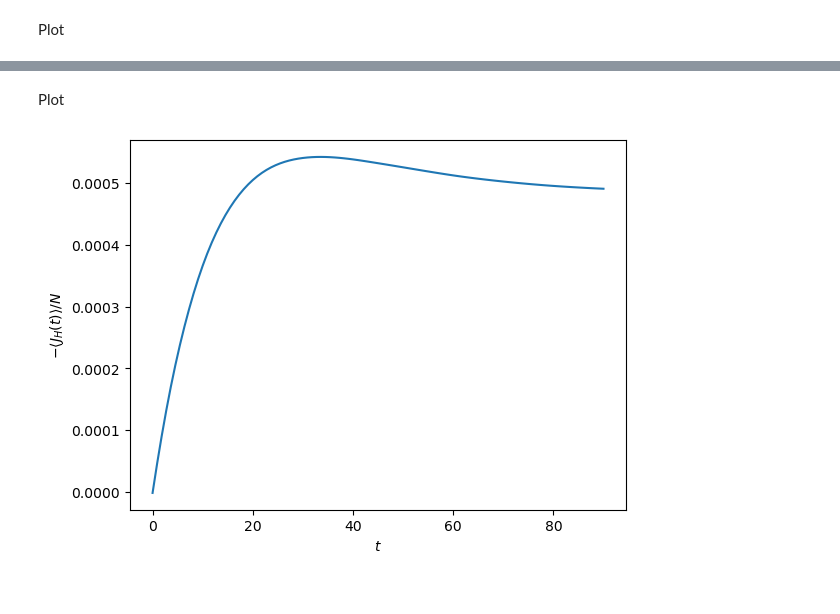
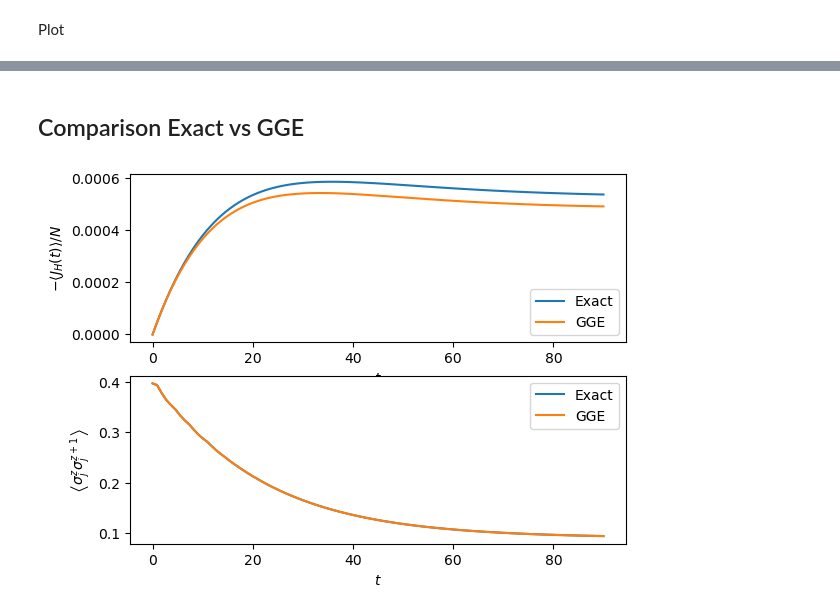
Before and after one commit to 1nthony/tp_4, a Jupyter notebook: time_dependent_GGE.ipynb, the cells around one changed output, grey strips where cells are left out. Saved outputs shown, nothing was run; the diff lists cells and outputs as text; code cells hidden in the pictures.

```diff
--- a/time_dependent_GGE.ipynb
+++ b/time_dependent_GGE.ipynb
@@ -834,11 +1035,31 @@ np.savetxt("results/time_dependent_GGE/heisenberg_spins/first_try/avg_current.tx
-# %% [markdown]
-Plot
-# %%
-t_eval, Y = np.loadtxt("results/time_dependent_GGE/heisenberg_spins/first_try/avg_current.txt", unpack=True)
-
-plt.plot(t_eval, Y)
-plt.xlabel(r'$t$')
-plt.ylabel(r'$-\left< J_H(t) \right> / N$')
-plt.savefig("results/time_dependent_GGE/heisenberg_spins/first_try/avg_current.pdf")
-# %% [output]
-[figure, removed]
+# %% [markdown]
+## Comparison Exact vs GGE
+# %%
+plt.subplot(2, 1, 1)
+
+t_eval, Y = np.loadtxt("results/time_dependent_GGE/heisenberg_spins/first_try/avg_current.txt", unpack=True)
+ts = np.loadtxt(f'results/time_dependent_GGE/heisenberg_spins/sol_exact/N_{N}/ts.txt')
+JHs_exact = np.loadtxt(f'results/time_dependent_GGE/heisenberg_spins/sol_exact/N_{N}/avg_current.txt')
+
+plt.plot(ts, JHs_exact, label='Exact')
+plt.plot(t_eval, Y, label='GGE')
+plt.xlabel(r'$t$')
+plt.ylabel(r'$-\left< J_H(t) \right> / N$')
+plt.legend()
+plt.savefig("results/time_dependent_GGE/heisenberg_spins/first_try/avg_current.pdf")
+
+
+
+plt.subplot(2, 1, 2)
+t_eval, Y = np.loadtxt("results/time_dependent_GGE/heisenberg_spins/first_try/spin_neighbor_correlation.txt", unpack=True)
+Y = np.loadtxt(f'results/time_dependent_GGE/heisenberg_spins/sol_exact/N_{N}/spin_neighbor_correlation.txt')
+ts = np.loadtxt(f'results/time_dependent_GGE/heisenberg_spins/sol_exact/N_{N}/ts.txt')
+
+plt.plot(ts, Y, label='Exact')
+plt.plot(t_eval, Y, label='GGE')
+plt.xlabel(r'$t$')
+plt.ylabel(r'$\left< \sigma_j^z \sigma_j^{z+1} \right>$')
+plt.legend()
+plt.savefig("results/time_dependent_GGE/heisenberg_spins/first_try/observables_exact_VS_GGE.pdf")
+# %% [output]
+[figure, added]
```
Also changed, not shown: parts of 37 cells of this notebook.
